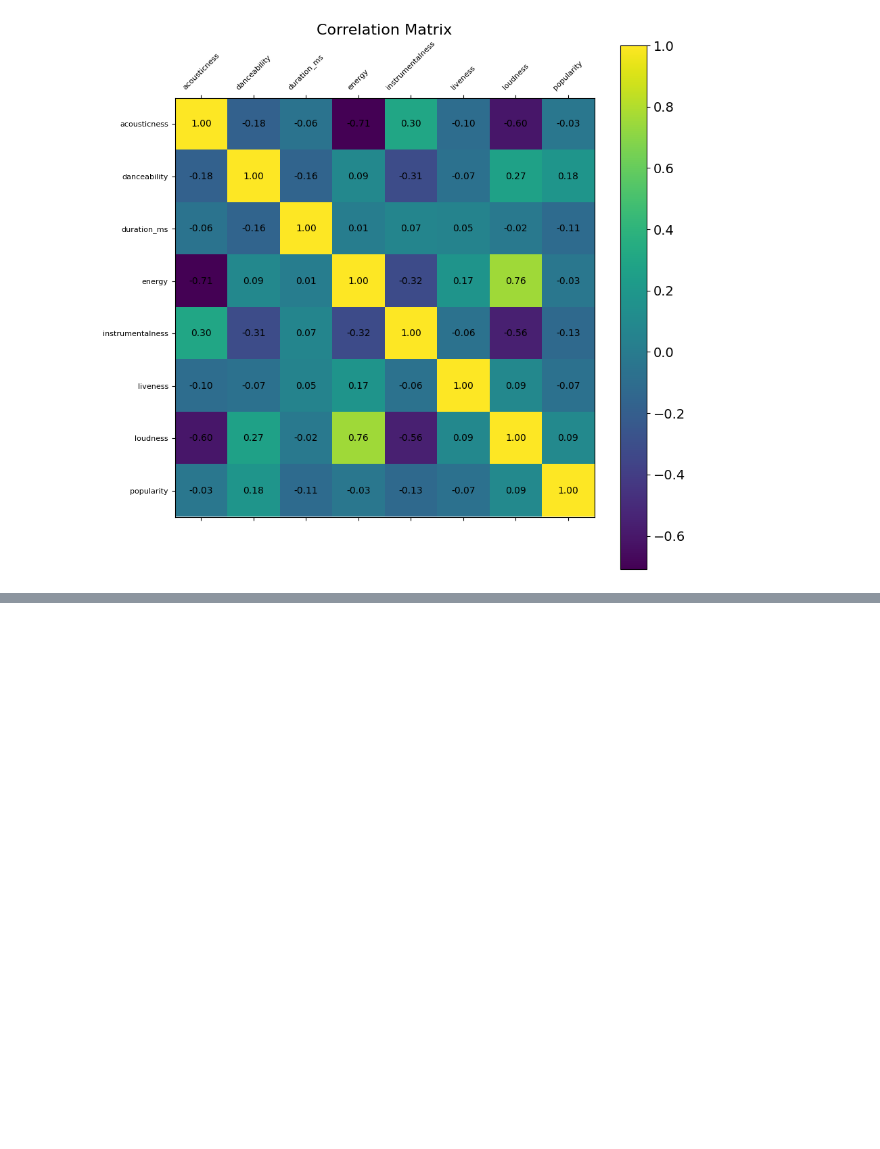
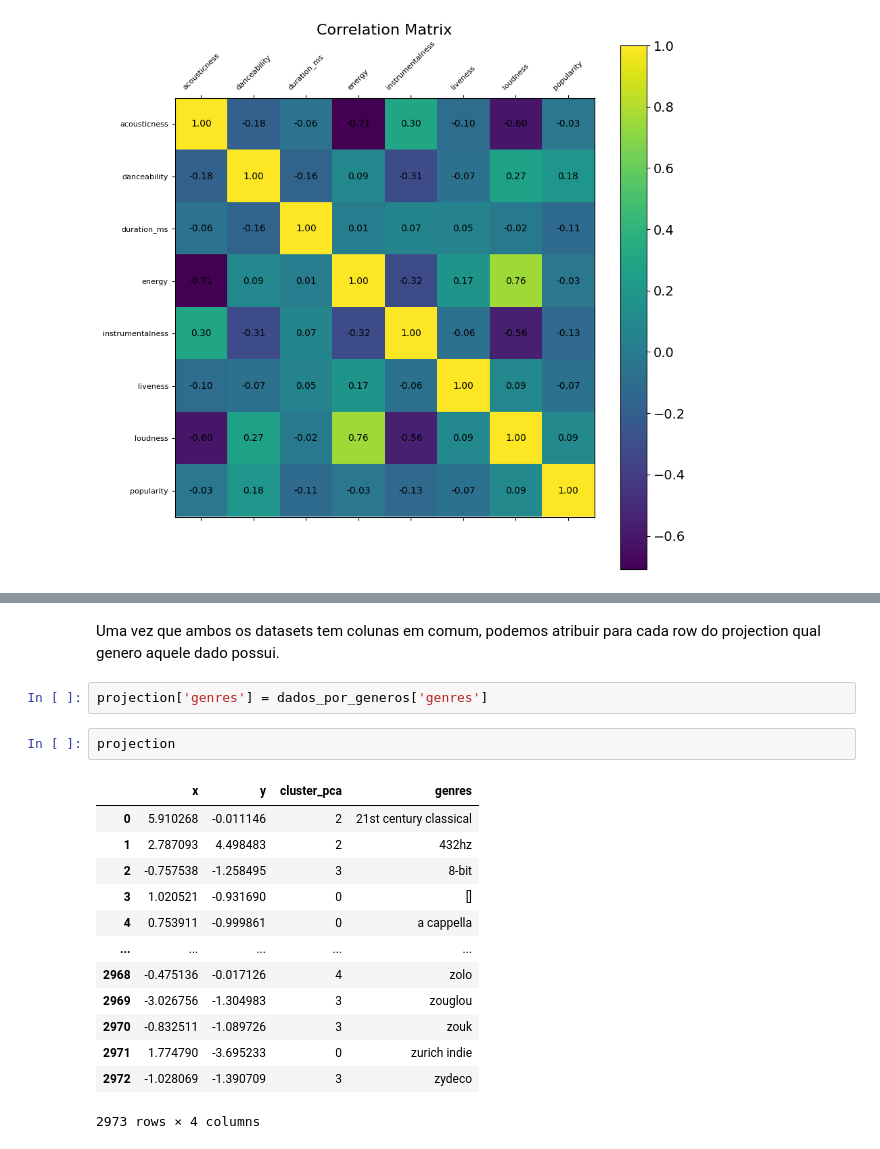
Before and after one commit to Shnrqpdr/spotify-recomendator, a Jupyter notebook: spotify-nb.ipynb, the cells around one changed output, grey strips where cells are left out. Drawn from its saved outputs; the diff is of its cells as text; blank space fills up the shorter version.

```diff
--- a/spotify-nb.ipynb
+++ b/spotify-nb.ipynb
@@ -133,0 +264,20 @@ plt.title('Correlation Matrix', fontsize=16);
+# %% [markdown]
+Uma vez que ambos os datasets tem colunas em comum, podemos atribuir para cada row do projection qual genero aquele dado possui.
+# %%
+projection['genres'] = dados_por_generos['genres']
+# %%
+projection
+# %% [output]
+|  | x | y | cluster_pca | genres |
+| 0 | 5.910268 | -0.011146 | 2 | 21st century classical |
+| 1 | 2.787093 | 4.498483 | 2 | 432hz |
+| 2 | -0.757538 | -1.258495 | 3 | 8-bit |
+| 3 | 1.020521 | -0.931690 | 0 | [] |
+| 4 | 0.753911 | -0.999861 | 0 | a cappella |
+| ... | ... | ... | ... | ... |
+| 2968 | -0.475136 | -0.017126 | 4 | zolo |
+| 2969 | -3.026756 | -1.304983 | 3 | zouglou |
+| 2970 | -0.832511 | -1.089726 | 3 | zouk |
+| 2971 | 1.774790 | -3.695233 | 0 | zurich indie |
+| 2972 | -1.028069 | -1.390709 | 3 | zydeco |
+2973 rows × 4 columns
```
Also changed, not shown: parts of 22 cells of this notebook.
